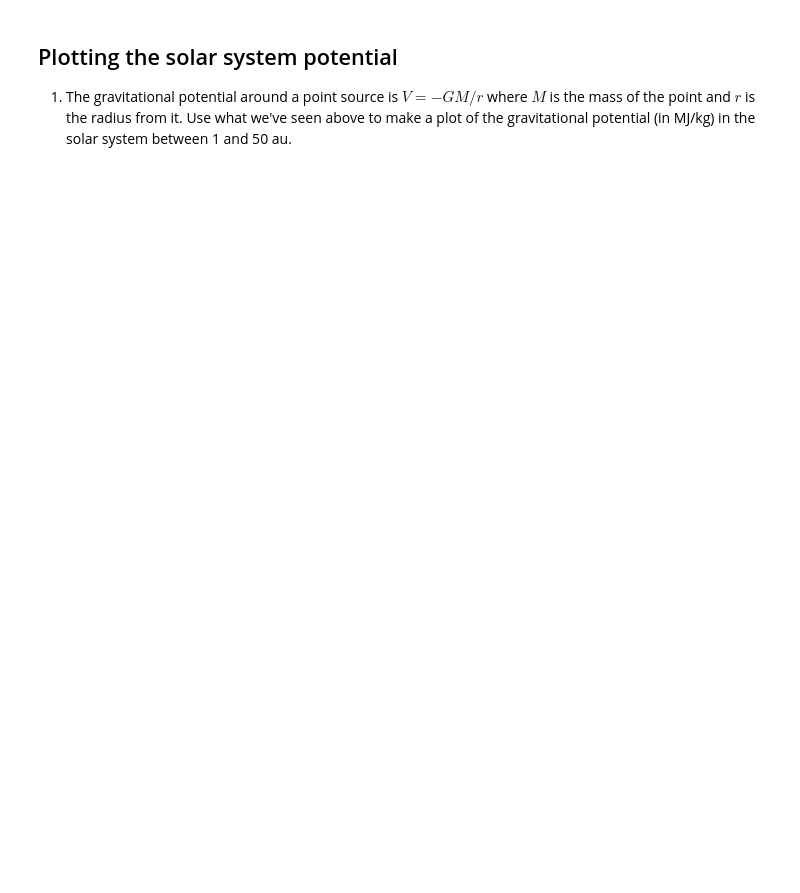
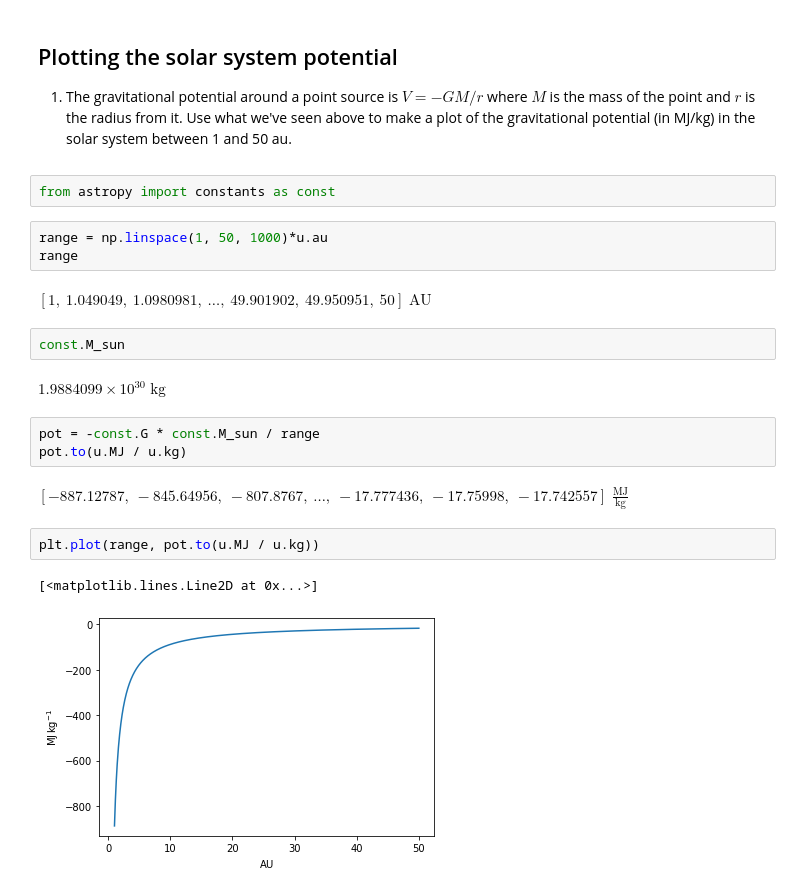
Before and after one commit to bsipocz/ASTR497, a Jupyter notebook: astropy_notebooks/01-units.ipynb, the cells around one changed output. Cells and saved outputs as stored; diff of their text form; blank space fills up the shorter version.

```diff
--- a/astropy_notebooks/01-units.ipynb
+++ b/astropy_notebooks/01-units.ipynb
@@ -181,6 +444,27 @@ The [astropy.constants](https://docs.astropy.org/en/stable/constants/index.html)
 </div>
 
 </section>
+# %%
+from astropy import constants as const
+# %%
+range = np.linspace(1, 50, 1000)*u.au
+range
+# %% [output]
+$[1,~1.049049,~1.0980981,~\dots,~49.901902,~49.950951,~50] \; \mathrm{AU}$
+# %%
+const.M_sun
+# %% [output]
+$1.9884099 \times 10^{30} \; \mathrm{kg}$
+# %%
+pot = -const.G * const.M_sun / range
+pot.to(u.MJ / u.kg)
+# %% [output]
+$[-887.12787,~-845.64956,~-807.8767,~\dots,~-17.777436,~-17.75998,~-17.742557] \; \mathrm{\frac{MJ}{kg}}$
+# %%
+plt.plot(range, pot.to(u.MJ / u.kg))
+# %% [output]
+[<matplotlib.lines.Line2D at 0x...>]
+[figure, added]
 # %% [markdown]
 <center><i>This notebook was originally written by <a href="https://aperiosoftware.com/">Aperio Software Ltd</a> and modified by Brigitta Sipőcz. &copy; 2019-2021 and is licensed under a <a href="https://creativecommons.org/licenses/by/4.0/">Creative Commons Attribution 4.0 International License (CC BY 4.0)</a></i></center>
 
```
Also changed, not shown: parts of 60 cells of this notebook.
